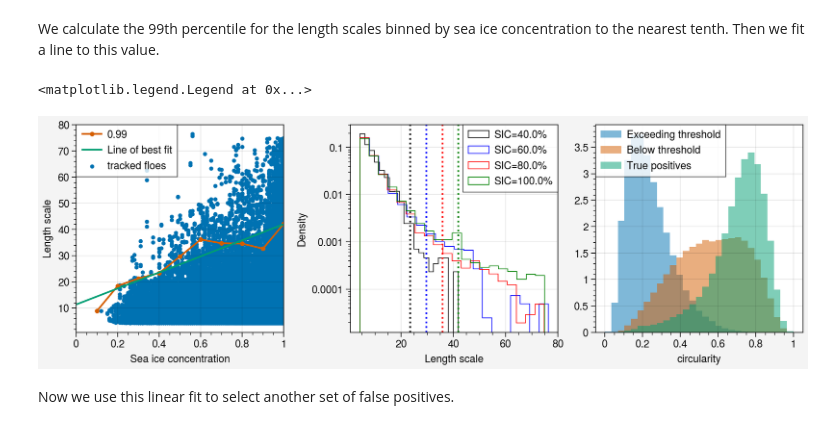
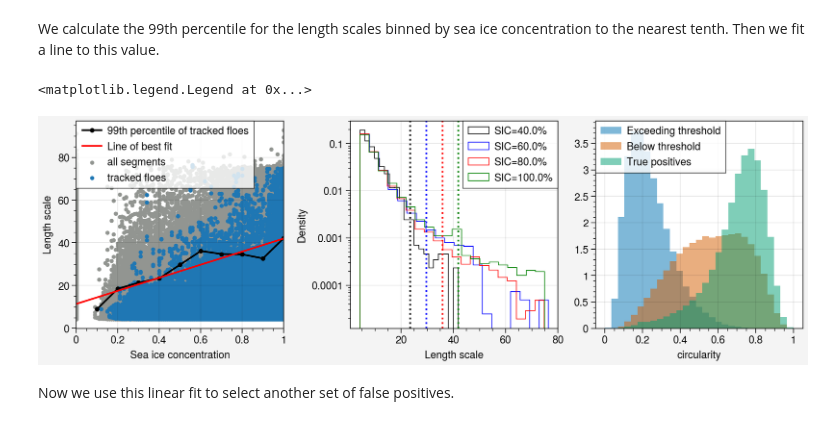
Before and after one commit to WilhelmusLab/process_fram_strait_v0, a Jupyter notebook: notebooks/logistic_regression_classifier.ipynb, the cells around one changed output. Saved outputs shown, nothing was run; the diff lists cells and outputs as text; code cells hidden in the pictures.

```diff
--- a/notebooks/logistic_regression_classifier.ipynb
+++ b/notebooks/logistic_regression_classifier.ipynb
@@ -120,8 +123,10 @@ for year in range(2003, 2021):
 
     # Remove SIC=0 and landmasked floes from TP dataset
     df_floes = df_floes.loc[(df_floes.nsidc_sic > 0) & (df_floes.nsidc_sic <= 1)]
+
+    ift_df.loc[df_floes.index, 'classification'] = 'TP'
     ift_df.loc[ift_df.nsidc_sic == 0, 'classification'] = 'FP'
-    ift_df.loc[df_floes.index, 'classification'] = 'TP'
+    ift_dfs[year].loc[ift_dfs[year].nsidc_sic == 2.54, 'classification'] = 'FP'
 
     ift_dfs[year] = ift_df.copy()
 # %% [output]
@@ -158,39 +163,40 @@ result = result.pivot_table(index='sic', columns='quantile', values='area')
 
 # Define a threshold function based on the 99th percentile of length scale for tracked floes
 params = linregress(result[0.99].index, np.sqrt(result[0.99].values)*0.25)
 threshold = lambda x: params.slope * x + params.intercept
 
 fig, ax = pplt.subplots(ncols=3, share=False)
-ax[0].scatter(all_data['nsidc_sic'].values, np.sqrt(all_data['area'])*0.25, marker='.', label='tracked floes')
-ax[0].plot(np.sqrt(result[0.99])*0.25, marker='.')
+ax[0].scatter(ift_all['nsidc_sic'].values, np.sqrt(ift_all['area'])*0.25, marker='.', color='gray', label='all segments')
+ax[0].scatter(all_tp_data['nsidc_sic'].values, np.sqrt(all_tp_data['area'])*0.25, marker='.', color='tab:blue', label='tracked floes')
+ax[0].plot(np.sqrt(result[0.99])*0.25, marker='.', label='99th percentile of tracked floes', color='k')
 x = np.linspace(0, 1, 10)
-ax[0].plot(x, threshold(x), label='Line of best fit')
+ax[0].plot(x, threshold(x), label='Line of best fit', color='r')
 ax[0].legend(ncols=1)
 for sic, c in zip([0.4, 0.6, 0.8, 1.0], ['k', 'b', 'r', 'g']):
     L = np.sqrt(all_tp_data.loc[all_tp_data.sic == sic, 'area'])*0.25
 
     ax[1].hist(np.sqrt(all_tp_data.loc[all_tp_data.sic == sic, 'area'])*0.25, bins=20, alpha=1, color=c,
                histtype='step', density=True, label='SIC=' + str(sic*100) + '%')
     ax[1].axvline(threshold(sic), color=c, ls=':')
 ax[1].format(yscale='log', xlabel='Length scale', ylabel='Density')
-ax[0].format(ylabel='Length scale', xlabel='Sea ice concentration')
+ax[0].format(ylabel='Length scale', xlabel='Sea ice concentration', xlim=(0, 1))
 ax[1].legend(ncols=1, loc='ur')
 
 # Plot data with non-zero and non-infinite circularity, and with sea ice present
 df = ift_all.loc[(ift_all.circularity > 0) & (ift_all.nsidc_sic <= 1)]
 df = df.loc[(df.circularity <= 1)]
 
 df['L'] = np.sqrt(df['area'])*0.25 # length scale in kilometers
 df['excess'] = df['L'] > threshold(df['nsidc_sic'])
 ax[2].hist(df.loc[df.excess, 'circularity'], alpha=0.5, density=True, label='Exceeding threshold', bins=np.linspace(0, 1, 30))
 ax[2].hist(df.loc[~df.excess, 'circularity'], alpha=0.5, density=True, label='Below threshold', bins=np.linspace(0, 1, 30))
 
 # add comparison to the true positive data
-ax[2].hist(all_data.loc[all_data.classification=='TP', 'circularity'], alpha=0.5, density=True, label='True positives', bins=np.linspace(0, 1, 30))
+ax[2].hist(ift_all.loc[ift_all.classification=='TP', 'circularity'], alpha=0.5, density=True, label='True positives', bins=np.linspace(0, 1, 30))
 ax[2].legend(loc='ul', ncols=1)
 # %% [output]
 <matplotlib.legend.Legend at 0x...>
-[figure, old version]
+[figure, new version]
 # %% [markdown]
 Now we use this linear fit to select another set of false positives.
 # %%
```
Also changed, not shown: parts of 5 cells of this notebook, 24 other files.
